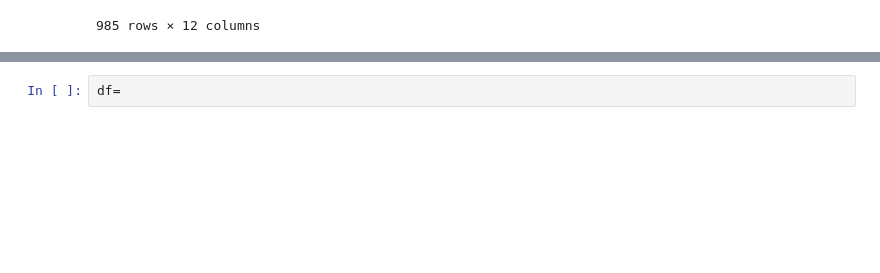
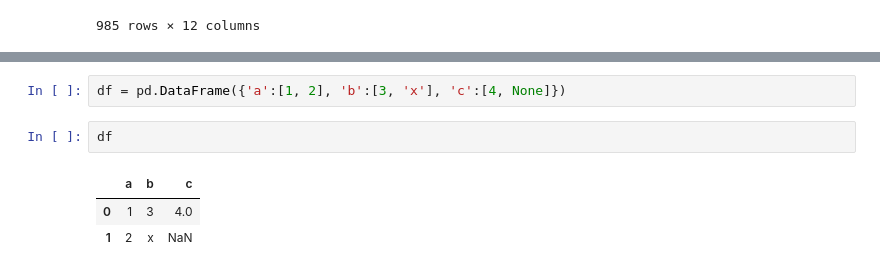
Before and after one commit to arun-narayanaswamy/python-practice, a Jupyter notebook: own-practive/pandas-updated.ipynb, the cells around one changed output, grey strips where cells are left out. Drawn from its saved outputs; the diff is of its cells as text; blank space fills up the shorter version.

```diff
--- a/own-practive/pandas-updated.ipynb
+++ b/own-practive/pandas-updated.ipynb
@@ -598,2 +620,8 @@ df
+# %%
+df = pd.DataFrame({'a':[1, 2], 'b':[3, 'x'], 'c':[4, None]})
 # %%
-df=
+df
+# %% [output]
+|  | a | b | c |
+| 0 | 1 | 3 | 4.0 |
+| 1 | 2 | x | NaN |
```
Also changed, not shown: parts of 2 cells of this notebook, 1 other file.
